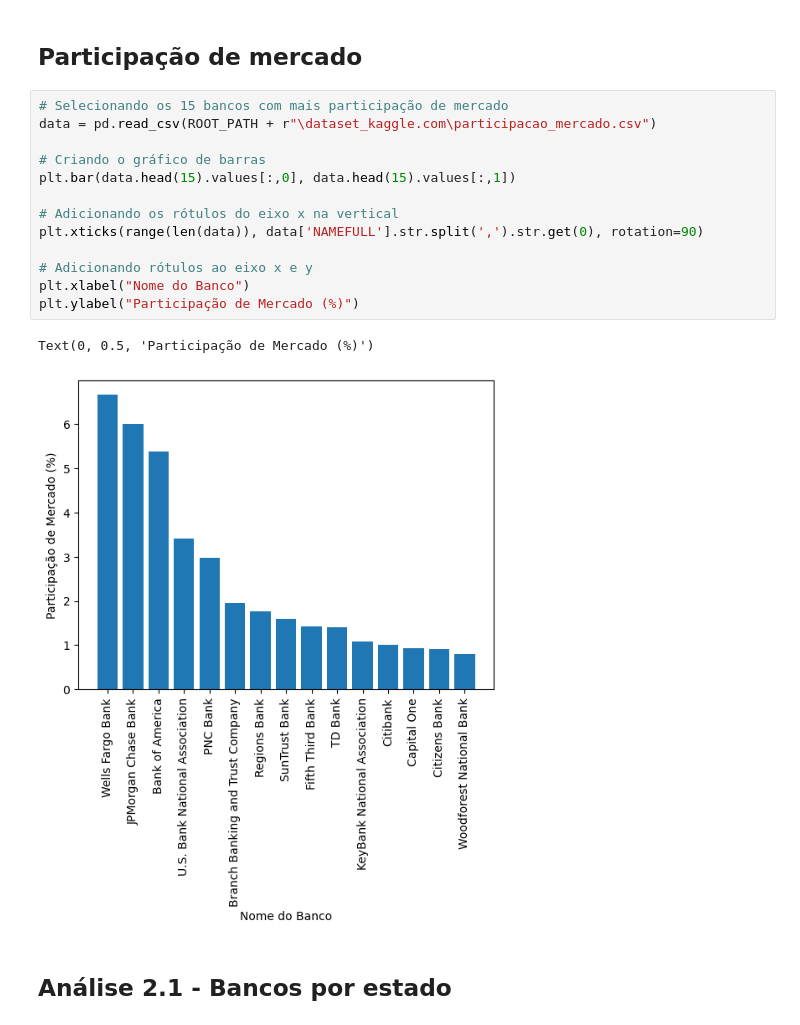
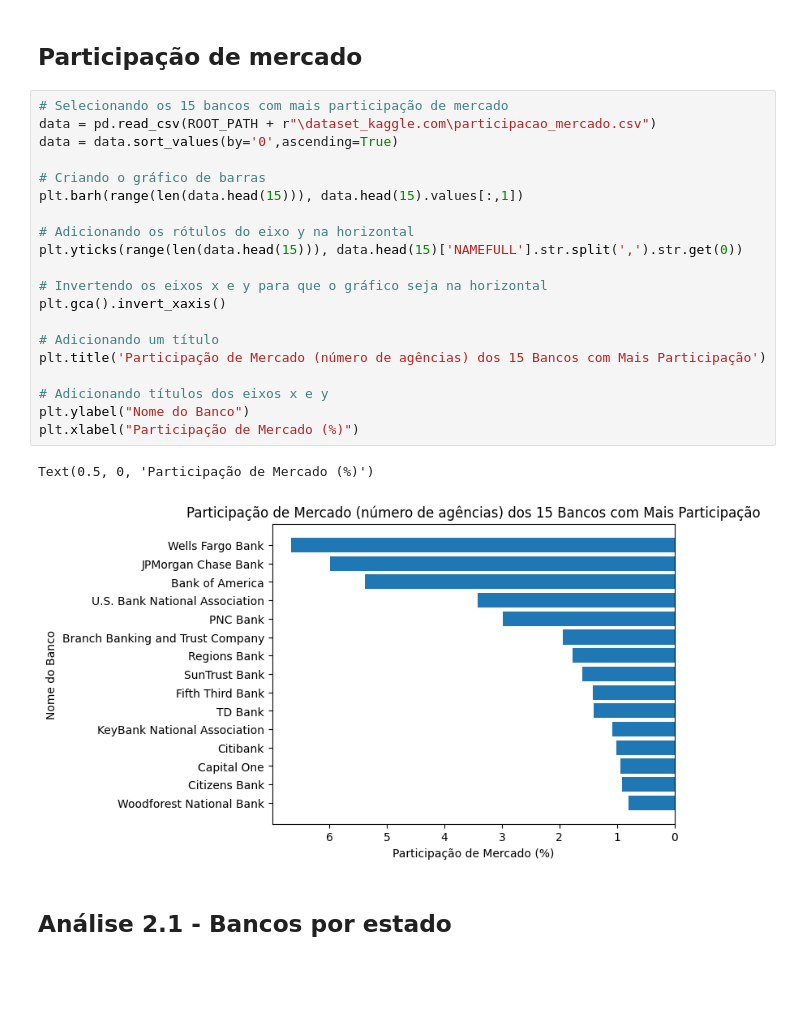
Before and after one commit to Victordelete/proj_tecnicas_prog_I, a Jupyter notebook: data_analysis.ipynb, the cells around one changed output. Cells and saved outputs as stored; diff of their text form; blank space fills up the shorter version.

Commit message:
Alterações em títulos e orientações dos gráficos

```diff
--- a/data_analysis.ipynb
+++ b/data_analysis.ipynb
@@ -20,19 +13,26 @@ Módulo utilizado para apresentação dos dados.
 # %%
 # Selecionando os 15 bancos com mais participação de mercado
 data = pd.read_csv(ROOT_PATH + r"\dataset_kaggle.com\participacao_mercado.csv")
+data = data.sort_values(by='0',ascending=True)
 
 # Criando o gráfico de barras
-plt.bar(data.head(15).values[:,0], data.head(15).values[:,1])
+plt.barh(range(len(data.head(15))), data.head(15).values[:,1])
 
-# Adicionando os rótulos do eixo x na vertical
-plt.xticks(range(len(data)), data['NAMEFULL'].str.split(',').str.get(0), rotation=90)
+# Adicionando os rótulos do eixo y na horizontal
+plt.yticks(range(len(data.head(15))), data.head(15)['NAMEFULL'].str.split(',').str.get(0))
 
-# Adicionando rótulos ao eixo x e y
-plt.xlabel("Nome do Banco")
-plt.ylabel("Participação de Mercado (%)")
+# Invertendo os eixos x e y para que o gráfico seja na horizontal
+plt.gca().invert_xaxis()
+
+# Adicionando um título
+plt.title('Participação de Mercado (número de agências) dos 15 Bancos com Mais Participação')
+
+# Adicionando títulos dos eixos x e y
+plt.ylabel("Nome do Banco")
+plt.xlabel("Participação de Mercado (%)")
 # %% [output]
-Text(0, 0.5, 'Participação de Mercado (%)')
+Text(0.5, 0, 'Participação de Mercado (%)')
-[figure, old version]
+[figure, new version]
 # %% [markdown]
 ## Análise 2.1 - Bancos por estado
 # %%
```
Also changed, not shown: parts of 4 cells of this notebook.
